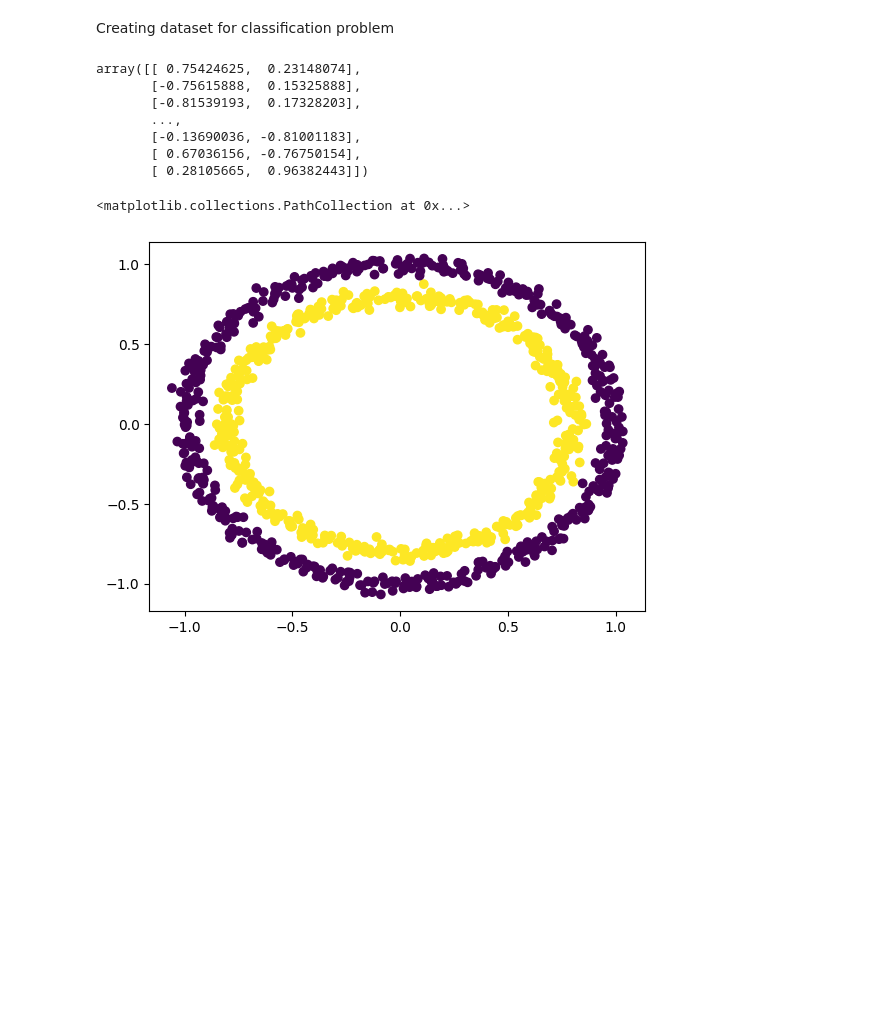
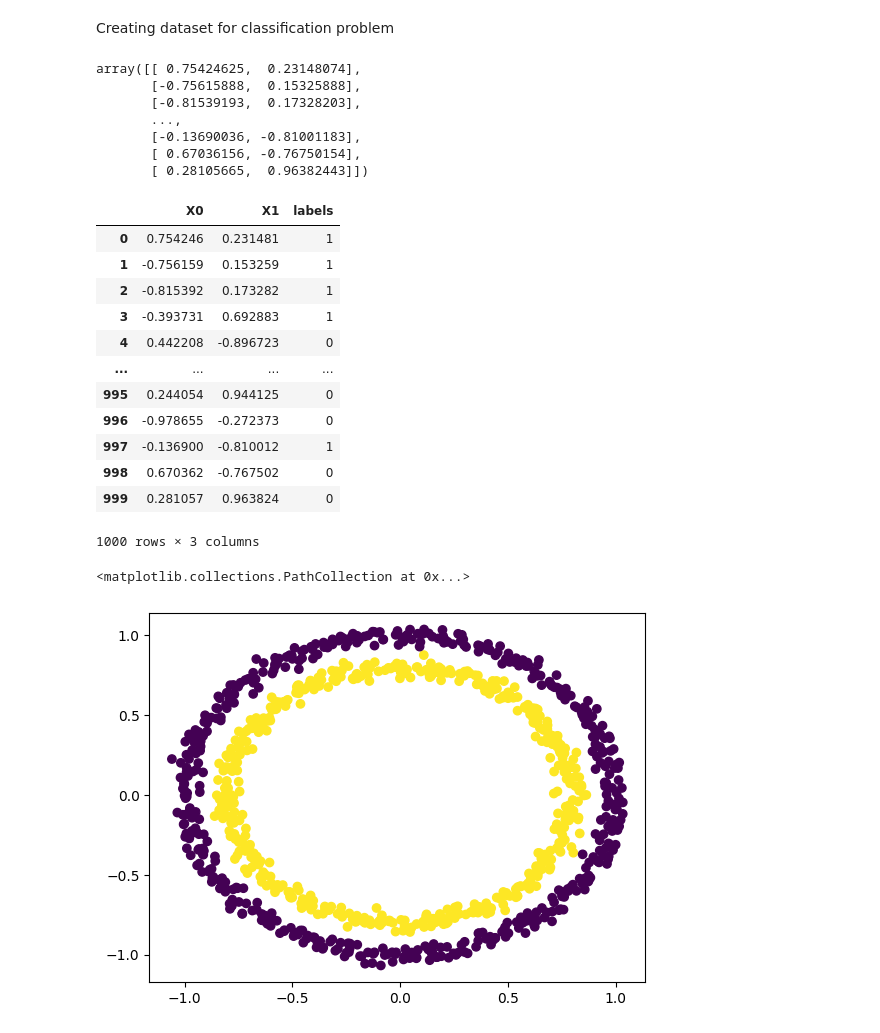
Before and after one commit to vijivenkadesh/tf_deep_learning, a Jupyter notebook: classification/classificatioin_with_tensorflow.ipynb, the cells around one changed output. Cells and saved outputs as stored; diff of their text form; code cells hidden in the pictures; blank space fills up the shorter version.

```diff
--- a/classification/classificatioin_with_tensorflow.ipynb
+++ b/classification/classificatioin_with_tensorflow.ipynb
@@ -21,6 +21,21 @@ array([[ 0.75424625,  0.23148074],
 # %%
 #creating a dadaframe using the data X and y
 df = pd.DataFrame(data={"X0" : X[ :, 0], "X1" : X[ :, 1], "labels" : y})
+df
+# %% [output]
+|  | X0 | X1 | labels |
+| 0 | 0.754246 | 0.231481 | 1 |
+| 1 | -0.756159 | 0.153259 | 1 |
+| 2 | -0.815392 | 0.173282 | 1 |
+| 3 | -0.393731 | 0.692883 | 1 |
+| 4 | 0.442208 | -0.896723 | 0 |
+| ... | ... | ... | ... |
+| 995 | 0.244054 | 0.944125 | 0 |
+| 996 | -0.978655 | -0.272373 | 0 |
+| 997 | -0.136900 | -0.810012 | 1 |
+| 998 | 0.670362 | -0.767502 | 0 |
+| 999 | 0.281057 | 0.963824 | 0 |
+1000 rows × 3 columns
 # %%
 plt.scatter(X[:, 0], X[:, 1], c=y)
 # %% [output]
```
Also changed, not shown: parts of 3 cells of this notebook.
